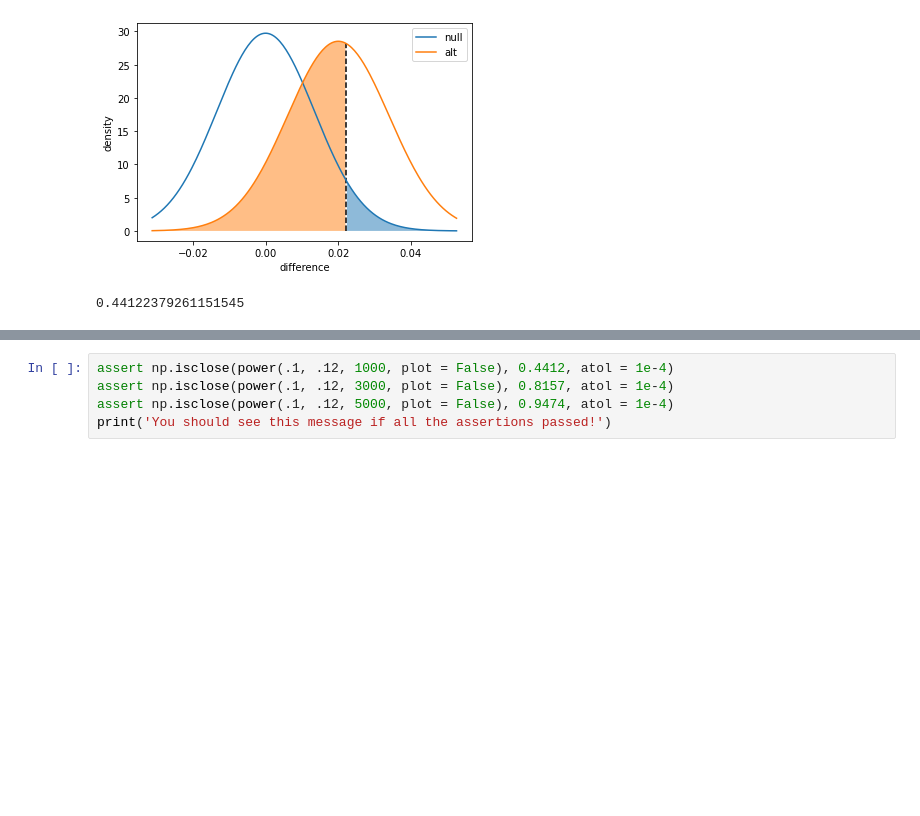
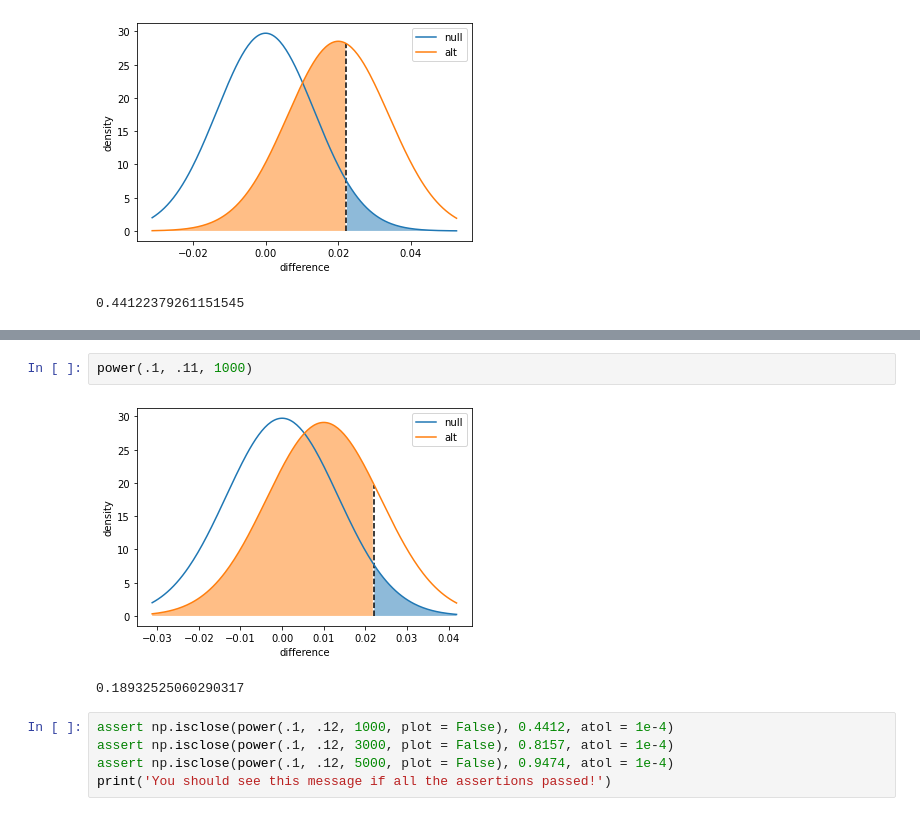
Before and after one commit to deacona/DSND_Term2, a Jupyter notebook: lessons/StatisticalTesting/L2_Experiment_Size.ipynb, the cells around one changed output, grey strips where cells are left out. Cells and saved outputs as stored; diff of their text form; blank space fills up the shorter version.

```diff
--- a/lessons/StatisticalTesting/L2_Experiment_Size.ipynb
+++ b/lessons/StatisticalTesting/L2_Experiment_Size.ipynb
@@ -87,3 +102,8 @@ power(.1, .12, 1000)
+# %%
+power(.1, .11, 1000)
+# %% [output]
+[figure, added]
+0.18932525060290317
 # %%
 assert np.isclose(power(.1, .12, 1000, plot = False), 0.4412, atol = 1e-4)
 assert np.isclose(power(.1, .12, 3000, plot = False), 0.8157, atol = 1e-4)
```
Also changed, not shown: parts of 6 cells of this notebook, 1 other file.
